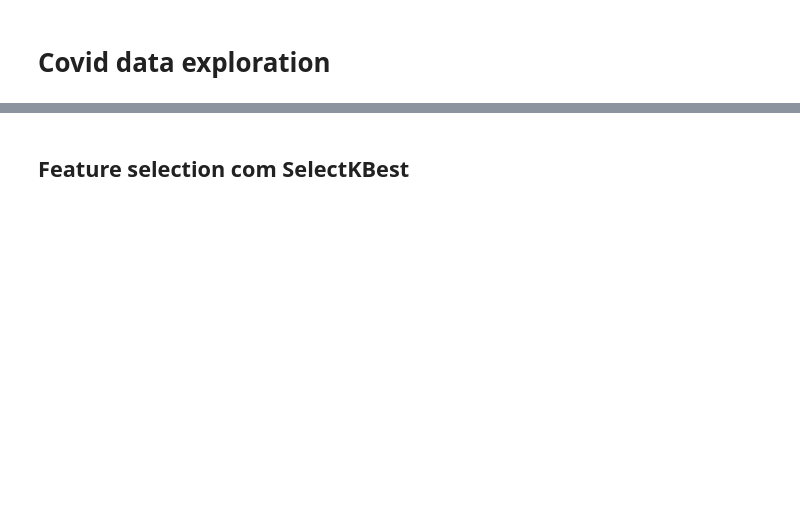
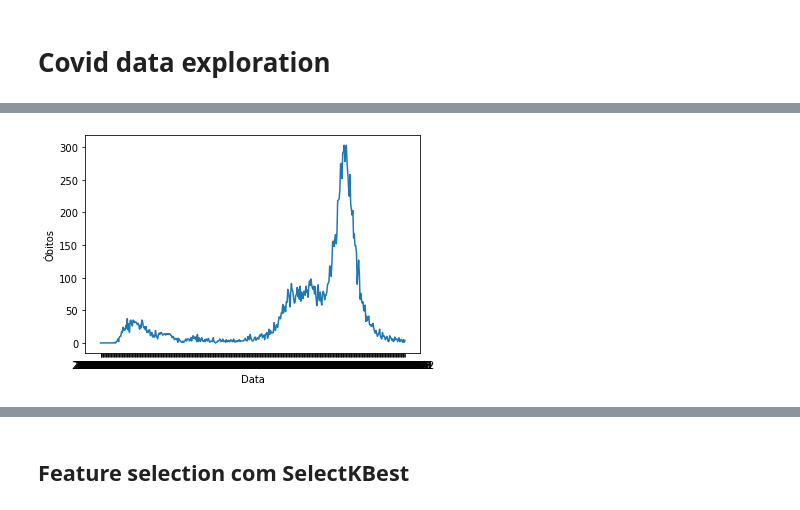
Before and after one commit to luisabreu102030/AA2_Trabalho, a Jupyter notebook: Daily_Model/Final_exploration.ipynb, the cells around one changed output, grey strips where cells are left out. Drawn from its saved outputs; the diff is of its cells as text; code cells hidden in the pictures; blank space fills up the shorter version.

```diff
--- a/Daily_Model/Final_exploration.ipynb
+++ b/Daily_Model/Final_exploration.ipynb
@@ -32,0 +53,7 @@ dataset.head()
+# %%
+plt.plot(dataset.index, dataset['obitos'])
+plt.xlabel("Data")
+plt.ylabel("Óbitos")
+plt.show()
+# %% [output]
+[figure, added]
```
Also changed, not shown: parts of 28 cells of this notebook, 2 other files.
